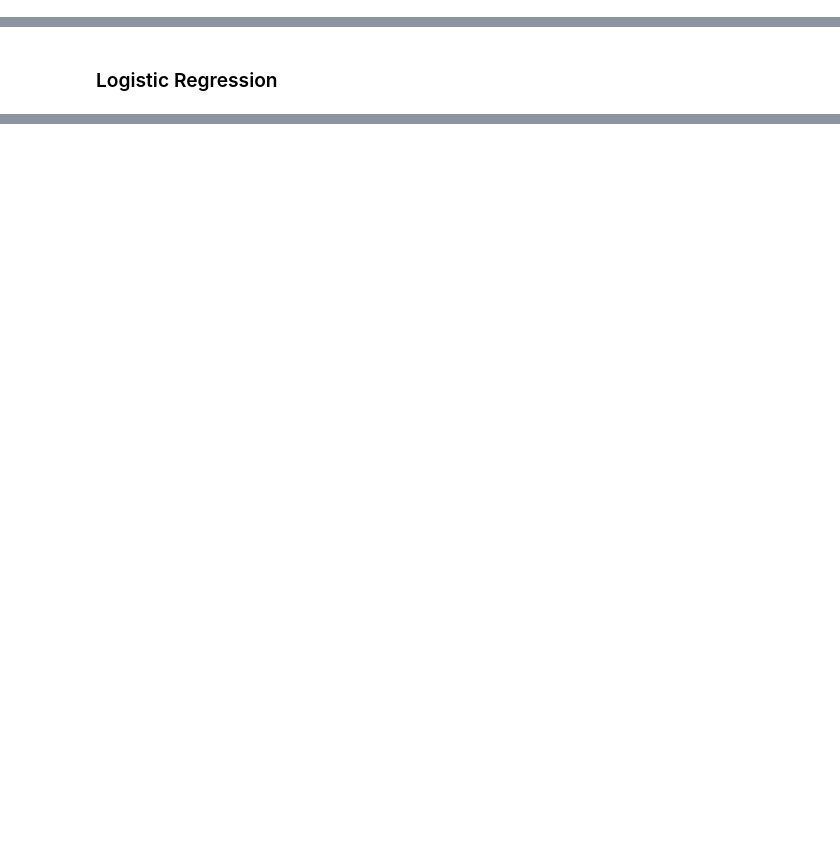
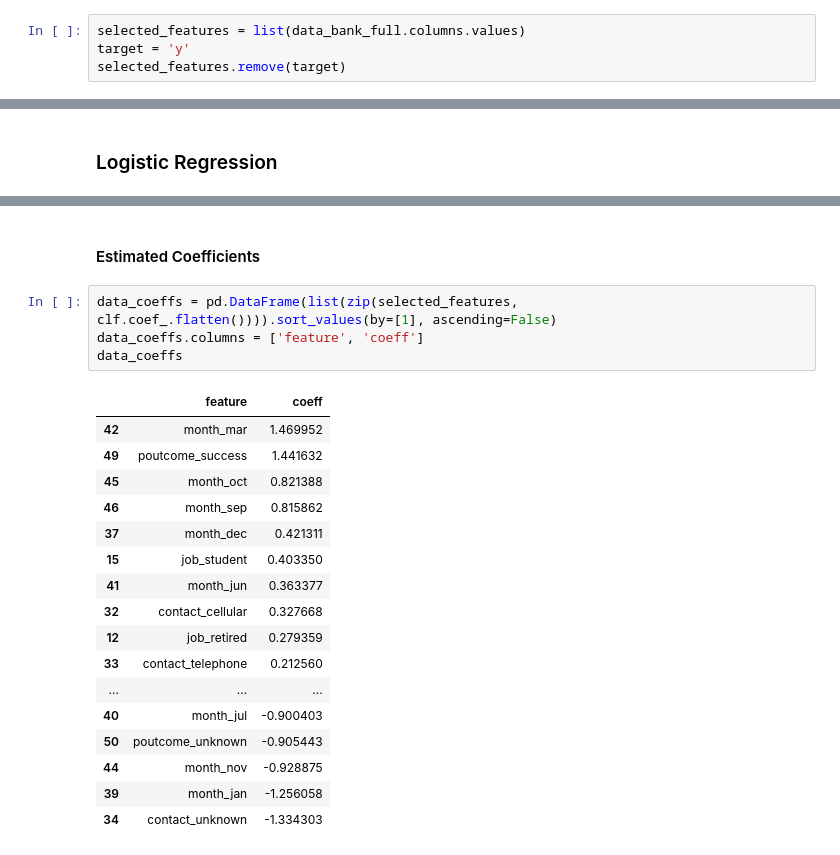
Before and after one commit to XuDou/bank-marketing-prediction, a Jupyter notebook: bank_marketing.ipynb, the cells around one changed output, grey strips where cells are left out. Drawn from its saved outputs; the diff is of its cells as text; blank space fills up the shorter version.

```diff
--- a/bank_marketing.ipynb
+++ b/bank_marketing.ipynb
@@ -108,0 +128,4 @@ data_bank_full.head(10)
+# %%
+selected_features = list(data_bank_full.columns.values)
+target = 'y'
+selected_features.remove(target)
@@ -110,0 +226,24 @@ data_bank_full.head(10)
+# %% [markdown]
+#### Estimated Coefficients
+# %%
+data_coeffs = pd.DataFrame(list(zip(selected_features, clf.coef_.flatten()))).sort_values(by=[1], ascending=False)
+data_coeffs.columns = ['feature', 'coeff']
+data_coeffs
+# %% [output]
+|  | feature | coeff |
+| 42 | month_mar | 1.469952 |
+| 49 | poutcome_success | 1.441632 |
+| 45 | month_oct | 0.821388 |
+| 46 | month_sep | 0.815862 |
+| 37 | month_dec | 0.421311 |
+| 15 | job_student | 0.403350 |
+| 41 | month_jun | 0.363377 |
+| 32 | contact_cellular | 0.327668 |
+| 12 | job_retired | 0.279359 |
+| 33 | contact_telephone | 0.212560 |
+| ... | ... | ... |
+| 40 | month_jul | -0.900403 |
+| 50 | poutcome_unknown | -0.905443 |
+| 44 | month_nov | -0.928875 |
+| 39 | month_jan | -1.256058 |
+| 34 | contact_unknown | -1.334303 |
```
Also changed, not shown: parts of 24 cells of this notebook.
